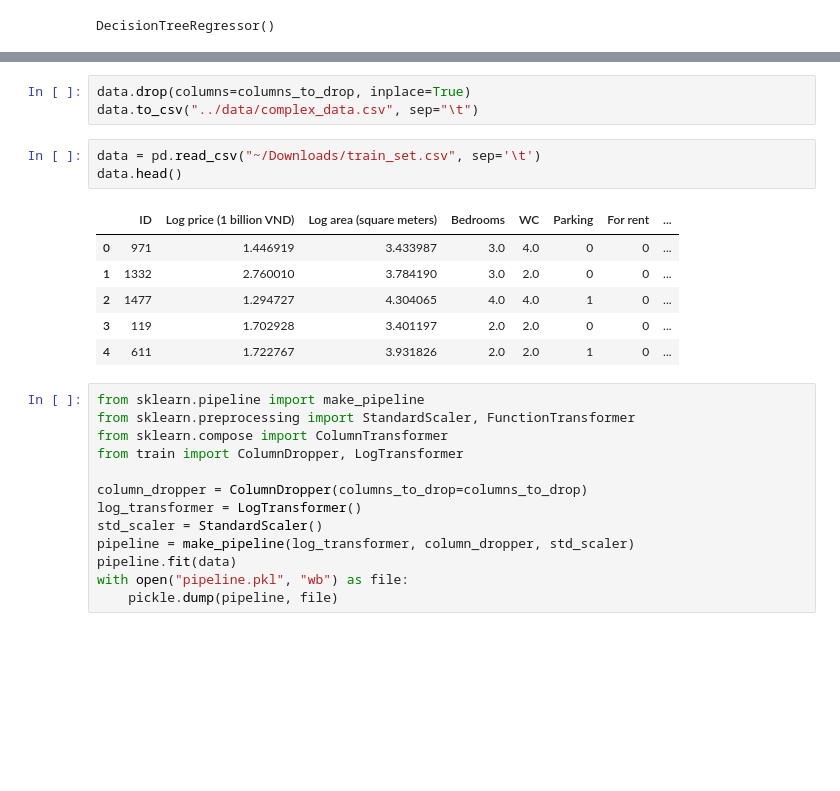
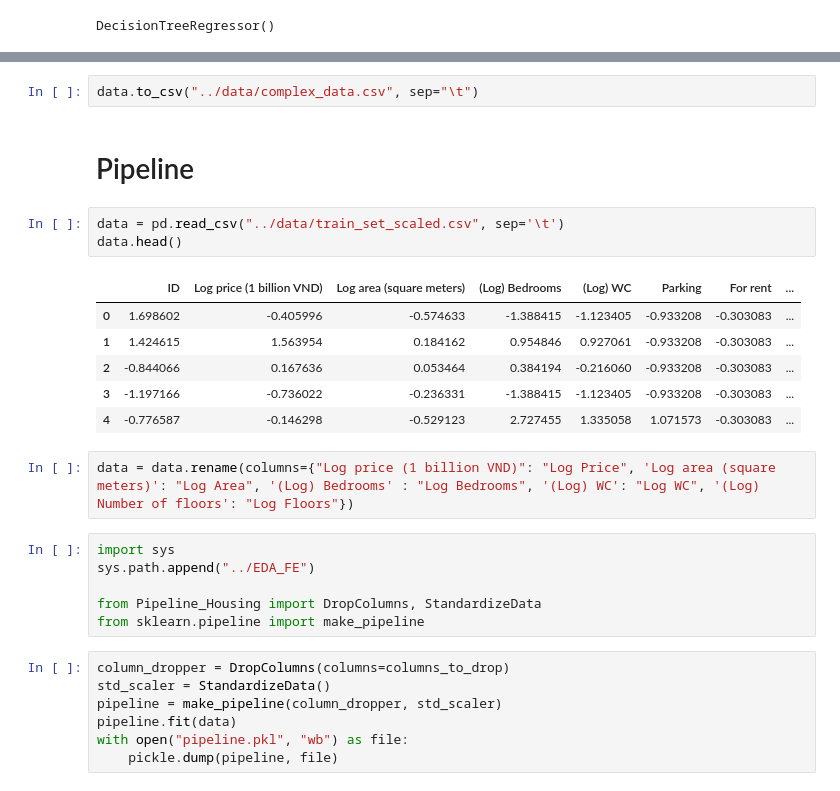
Before and after one commit to tandao0909/intro-to-ds-project, a Jupyter notebook: train/train.ipynb, the cells around one changed output, grey strips where cells are left out. Cells and saved outputs as stored; diff of their text form; blank space fills up the shorter version.

```diff
--- a/train/train.ipynb
+++ b/train/train.ipynb
@@ -387,26 +366,29 @@ columns_to_drop
 # %%
-data.drop(columns=columns_to_drop, inplace=True)
 data.to_csv("../data/complex_data.csv", sep="\t")
+# %% [markdown]
+# Pipeline
 # %%
-data = pd.read_csv("~/Downloads/train_set.csv", sep='\t')
+data = pd.read_csv("../data/train_set_scaled.csv", sep='\t')
 data.head()
 # %% [output]
-|  | ID | Log price (1 billion VND) | Log area (square meters) | Bedrooms | WC | Parking | For rent | ... |
-| 0 | 971 | 1.446919 | 3.433987 | 3.0 | 4.0 | 0 | 0 | ... |
-| 1 | 1332 | 2.760010 | 3.784190 | 3.0 | 2.0 | 0 | 0 | ... |
-| 2 | 1477 | 1.294727 | 4.304065 | 4.0 | 4.0 | 1 | 0 | ... |
-| 3 | 119 | 1.702928 | 3.401197 | 2.0 | 2.0 | 0 | 0 | ... |
-| 4 | 611 | 1.722767 | 3.931826 | 2.0 | 2.0 | 1 | 0 | ... |
+|  | ID | Log price (1 billion VND) | Log area (square meters) | (Log) Bedrooms | (Log) WC | Parking | For rent | ... |
+| 0 | 1.698602 | -0.405996 | -0.574633 | -1.388415 | -1.123405 | -0.933208 | -0.303083 | ... |
+| 1 | 1.424615 | 1.563954 | 0.184162 | 0.954846 | 0.927061 | -0.933208 | -0.303083 | ... |
+| 2 | -0.844066 | 0.167636 | 0.053464 | 0.384194 | -0.216060 | -0.933208 | -0.303083 | ... |
+| 3 | -1.197166 | -0.736022 | -0.236331 | -1.388415 | -1.123405 | -0.933208 | -0.303083 | ... |
+| 4 | -0.776587 | -0.146298 | -0.529123 | 2.727455 | 1.335058 | 1.071573 | -0.303083 | ... |
+# %%
+data = data.rename(columns={"Log price (1 billion VND)": "Log Price", 'Log area (square meters)': "Log Area", '(Log) Bedrooms' : "Log Bedrooms", '(Log) WC': "Log WC", '(Log) Number of floors': "Log Floors"})
+# %%
+import sys
+sys.path.append("../EDA_FE")
+
+from Pipeline_Housing import DropColumns, StandardizeData
+from sklearn.pipeline import make_pipeline
 # %%
-from sklearn.pipeline import make_pipeline
-from sklearn.preprocessing import StandardScaler, FunctionTransformer
-from sklearn.compose import ColumnTransformer
-from train import ColumnDropper, LogTransformer
-
-column_dropper = ColumnDropper(columns_to_drop=columns_to_drop)
-log_transformer = LogTransformer()
-std_scaler = StandardScaler()
-pipeline = make_pipeline(log_transformer, column_dropper, std_scaler)
+column_dropper = DropColumns(columns=columns_to_drop)
+std_scaler = StandardizeData()
+pipeline = make_pipeline(column_dropper, std_scaler)
 pipeline.fit(data)
 with open("pipeline.pkl", "wb") as file:
     pickle.dump(pipeline, file)
```
Also changed, not shown: parts of 41 cells of this notebook, 3 other files.
